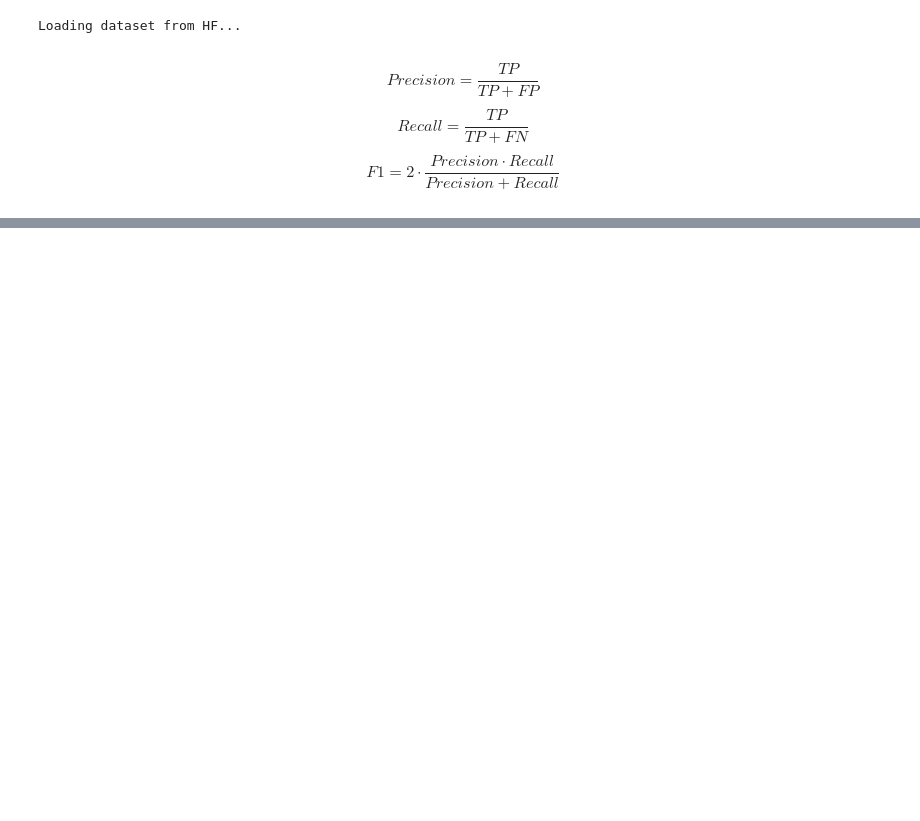
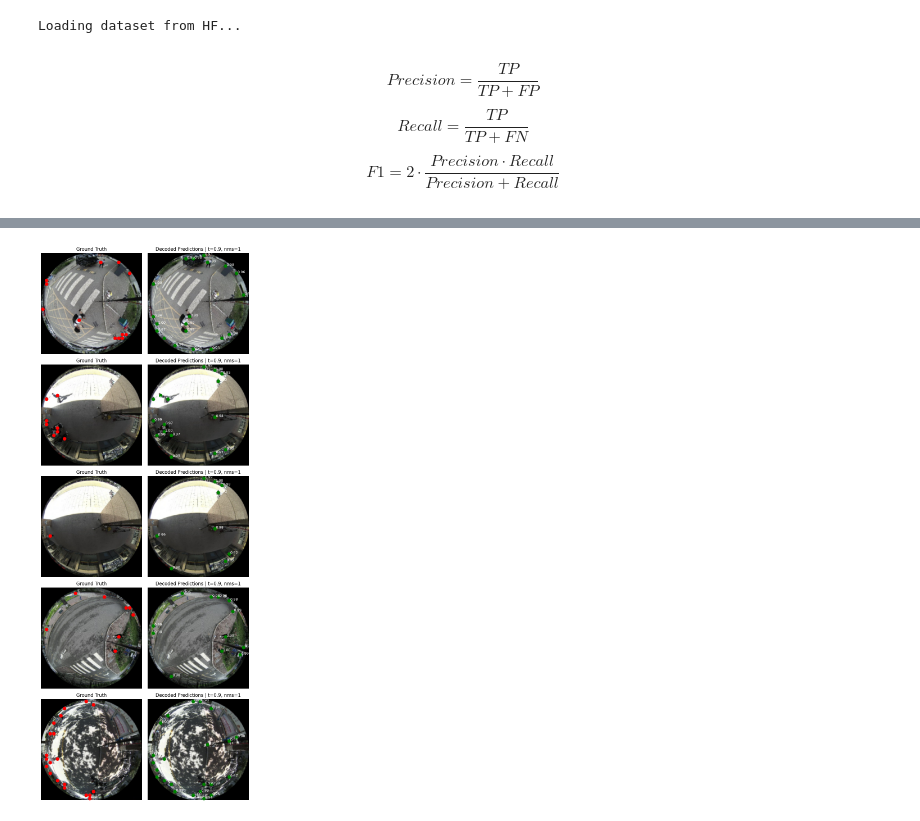
Before and after one commit to bencejdanko/convert_keras_mobilenetv2_to_pytorch, a Jupyter notebook: train_librefomo_sample_and_export_vela.ipynb, the cells around one changed output, grey strips where cells are left out. Drawn from its saved outputs; the diff is of its cells as text; code cells hidden in the pictures; blank space fills up the shorter version.

```diff
--- a/train_librefomo_sample_and_export_vela.ipynb
+++ b/train_librefomo_sample_and_export_vela.ipynb
@@ -61,8 +155,8 @@ print("Loading dataset from HF...")
 hf_train = load_dataset("bdanko/loaf_resolution_512", split="train")
 hf_val = load_dataset("bdanko/loaf_resolution_512", split="validation")
 
-train_dataset = FOMODataset(hf_train)
-val_dataset = FOMODataset(hf_val)
+train_dataset = FOMODataset(hf_train, input_size=ACTIVE_IMG_SIZE, grid_size=ACTIVE_GRID_SIZE)
+val_dataset = FOMODataset(hf_val, input_size=ACTIVE_IMG_SIZE, grid_size=ACTIVE_GRID_SIZE)
 
 train_loader = DataLoader(train_dataset, batch_size=32, shuffle=True, num_workers=4, pin_memory=True)
 val_loader = DataLoader(val_dataset, batch_size=32, shuffle=False, num_workers=4, pin_memory=True)
@@ -103,7 +177,13 @@ criterion = nn.CrossEntropyLoss(weight=class_weights)
 
 # Optimizer & Scheduler (Mirroring your TF setup)
 optimizer = optim.Adam(model.parameters(), lr=3e-4)
-scheduler = optim.lr_scheduler.ReduceLROnPlateau(optimizer, mode='min', factor=0.5, patience=3, min_lr=1e-5)
+scheduler = optim.lr_scheduler.ReduceLROnPlateau(
+    optimizer,
+    mode="max",
+    factor=0.5,
+    patience=3,
+    min_lr=1e-5,
+)
 # %%
 # POINT VALIDATION
 # To properly evaluate a point-based model,
@@ -269,0 +564,17 @@ KeyboardInterrupt:
+# %%
+# Load best checkpoint for evaluation / visualization.
+best_ckpt = torch.load(best_ckpt_path, map_location=device, weights_only=False)
+model.load_state_dict(best_ckpt["model"])
+model = model.to(device)
+model.eval()
+
+decode_config = best_ckpt.get("decode_config", {
+    "threshold": 0.5,
+    "nms_radius": 1,
+    "distance_tolerance": 1.5,
+})
+
+print("Loaded best checkpoint:")
+print(f"  best_f1_score: {best_ckpt.get('best_f1_score', 'unknown')}")
+print(f"  best_epoch: {best_ckpt.get('best_epoch', 'unknown')}")
+print(f"  decode_config: {decode_config}")
@@ -340,3 +679,14 @@ visualize_fomo_predictions(model, val_loader, device, threshold=0.90, num_sample
+# %%
+visualize_fomo_predictions(
+    model,
+    val_loader,
+    device,
+    threshold=decode_config["threshold"],
+    nms_radius=decode_config["nms_radius"],
+    num_samples=5,
+)
+# %% [output]
+[figure, added]
 # %%
 !pip freeze
 # %% [output]
```
Also changed, not shown: parts of 18 cells of this notebook.
